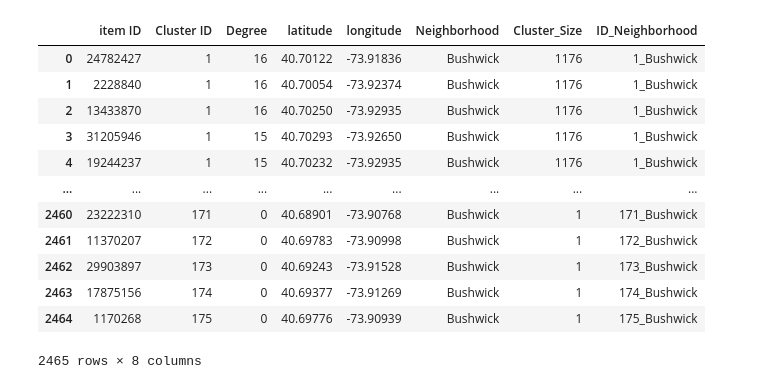
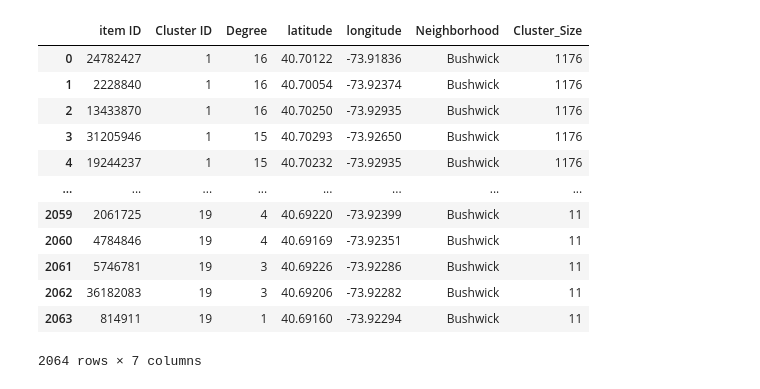
Before and after one commit to sayarghoshroy/LoClus, a Jupyter notebook: draw_clusters.ipynb, the cells around one changed output. Saved outputs shown, nothing was run; the diff lists cells and outputs as text; code cells hidden in the pictures.

```diff
--- a/draw_clusters.ipynb
+++ b/draw_clusters.ipynb
@@ -19,30 +21,39 @@ mapbox_token = '_'
 px.set_mapbox_access_token(mapbox_token)
 # %%
 path = 'drive/My Drive/place2crash_data/results/'
-# %%
-cscale = [[0.0, 'rgb(165,0,38)'],
-          [0.004, 'rgb(215,48,39)'],
-          [0.01, 'rgb(250, 152, 122)'],
-          [0.08, 'rgb(208, 254, 144)'],
-          [0.1, 'rgb(0, 255, 179)'],
-          [0.3, 'rgb(171,217,233)'],
-          [0.7, 'rgb(116,173,209)'],
-          [0.9, 'rgb(69,117,180)'],
-          [1.0, 'rgb(49,54,149)']]
 # %%
+def make_unique(IDs):
+  mapped = {}
+  unicount = 1
+  IDs = IDs.to_list()
+
+  for true_ID in IDs:
+    if true_ID in mapped.keys():
+      continue
+    mapped[true_ID] = unicount
+    unicount += 1
+
+  for index, _ in enumerate(range(len(IDs))):
+    IDs[index] = mapped[IDs[index]]
+
+  return IDs
+
 def load_plot(neighborhood = 'Harlem', min_size = 10, dist_threshold = 50, display_frame = True):
   global cscale
   file_name = 'neighborhood' + '-' + neighborhood + '-' + str(dist_threshold) + '-cluster_info.csv'
   clusters = pd.read_csv(path + file_name, index_col = False)
+  clusters = clusters[clusters['Cluster_Size'] > 10]
+  clusters = clusters.drop('ID_Neighborhood', axis = 1)
+  clusters['Cluster ID'] = make_unique(clusters['Cluster ID'])
 
   if display_frame:
     display(clusters)
 
   print('', flush = True)
 
-  fig = px.scatter_mapbox(clusters[clusters['Cluster_Size'] > 10], lat = 'latitude', lon = 'longitude',
-                        color = 'Cluster ID', size = 'Degree', color_continuous_scale = cscale,
-                        height = 680, size_max = 16, zoom = 12.5)
+  fig = px.scatter_mapbox(clusters, lat = 'latitude', lon = 'longitude', opacity = 0.40,
+                        color = 'Cluster ID', size = 'Degree', color_continuous_scale = 'hsv',
+                        height = 680, size_max = 16, zoom = 13.0, title = neighborhood)
 
   fig.show()
 # %%
@@ -64,19 +75,19 @@ load_plot()
 [interactive output not drawn]
 # %%
-load_plot('Bushwick')
+load_plot('Bushwick', dist_threshold = 50, min_size = 5)
 # %% [output]
-|  | item ID | Cluster ID | Degree | latitude | longitude | Neighborhood | Cluster_Size | ID_Neighborhood |
-| 0 | 24782427 | 1 | 16 | 40.70122 | -73.91836 | Bushwick | 1176 | 1_Bushwick |
-| 1 | 2228840 | 1 | 16 | 40.70054 | -73.92374 | Bushwick | 1176 | 1_Bushwick |
-| 2 | 13433870 | 1 | 16 | 40.70250 | -73.92935 | Bushwick | 1176 | 1_Bushwick |
-| 3 | 31205946 | 1 | 15 | 40.70293 | -73.92650 | Bushwick | 1176 | 1_Bushwick |
-| 4 | 19244237 | 1 | 15 | 40.70232 | -73.92935 | Bushwick | 1176 | 1_Bushwick |
-| ... | ... | ... | ... | ... | ... | ... | ... | ... |
-| 2460 | 23222310 | 171 | 0 | 40.68901 | -73.90768 | Bushwick | 1 | 171_Bushwick |
-| 2461 | 11370207 | 172 | 0 | 40.69783 | -73.90998 | Bushwick | 1 | 172_Bushwick |
-| 2462 | 29903897 | 173 | 0 | 40.69243 | -73.91528 | Bushwick | 1 | 173_Bushwick |
-| 2463 | 17875156 | 174 | 0 | 40.69377 | -73.91269 | Bushwick | 1 | 174_Bushwick |
-| 2464 | 1170268 | 175 | 0 | 40.69776 | -73.90939 | Bushwick | 1 | 175_Bushwick |
+|  | item ID | Cluster ID | Degree | latitude | longitude | Neighborhood | Cluster_Size |
+| 0 | 24782427 | 1 | 16 | 40.70122 | -73.91836 | Bushwick | 1176 |
+| 1 | 2228840 | 1 | 16 | 40.70054 | -73.92374 | Bushwick | 1176 |
+| 2 | 13433870 | 1 | 16 | 40.70250 | -73.92935 | Bushwick | 1176 |
+| 3 | 31205946 | 1 | 15 | 40.70293 | -73.92650 | Bushwick | 1176 |
+| 4 | 19244237 | 1 | 15 | 40.70232 | -73.92935 | Bushwick | 1176 |
+| ... | ... | ... | ... | ... | ... | ... | ... |
+| 2059 | 2061725 | 19 | 4 | 40.69220 | -73.92399 | Bushwick | 11 |
+| 2060 | 4784846 | 19 | 4 | 40.69169 | -73.92351 | Bushwick | 11 |
+| 2061 | 5746781 | 19 | 3 | 40.69226 | -73.92286 | Bushwick | 11 |
+| 2062 | 36182083 | 19 | 3 | 40.69206 | -73.92282 | Bushwick | 11 |
+| 2063 | 814911 | 19 | 1 | 40.69160 | -73.92294 | Bushwick | 11 |
-2465 rows × 8 columns
+2064 rows × 7 columns
 [interactive output not drawn]
 # %%
```
Also changed, not shown: parts of 8 cells of this notebook.
